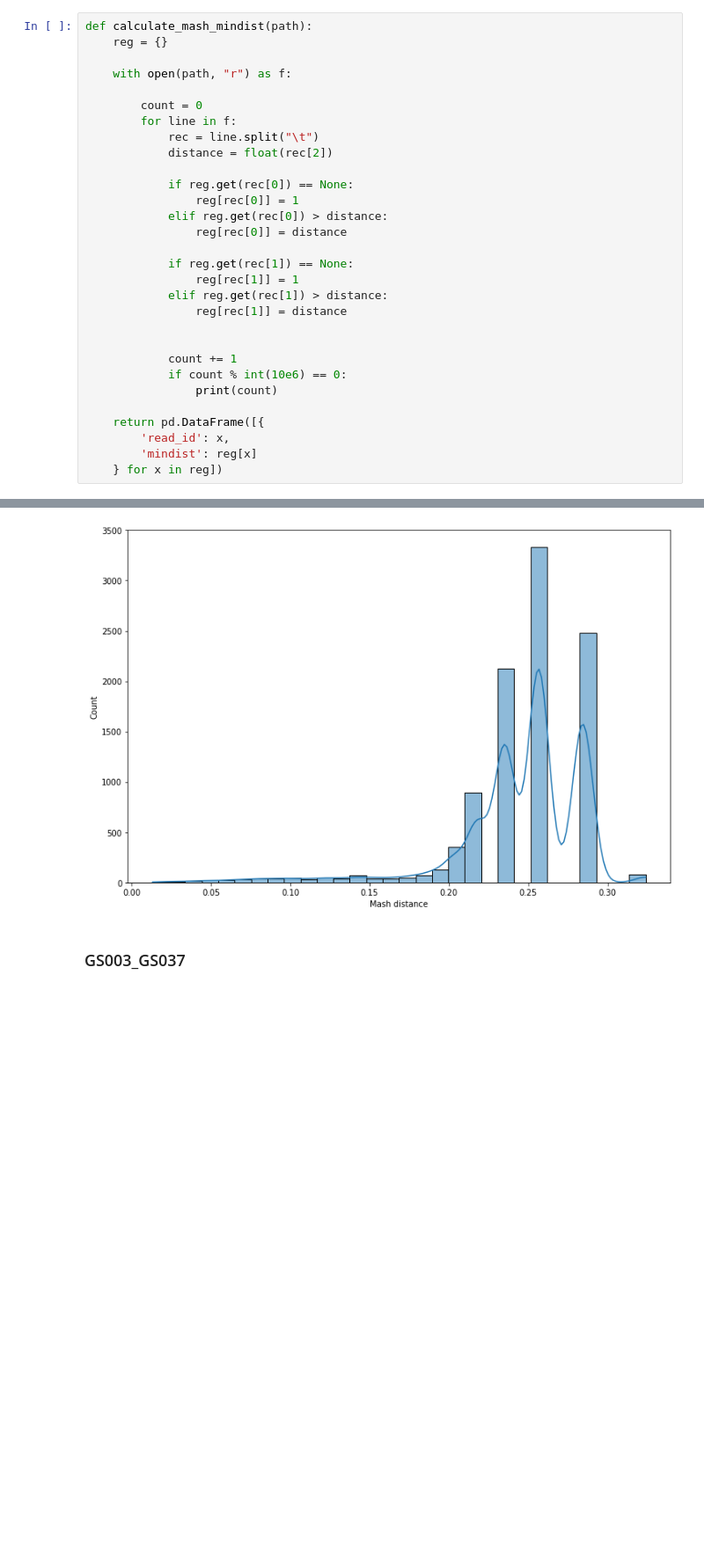
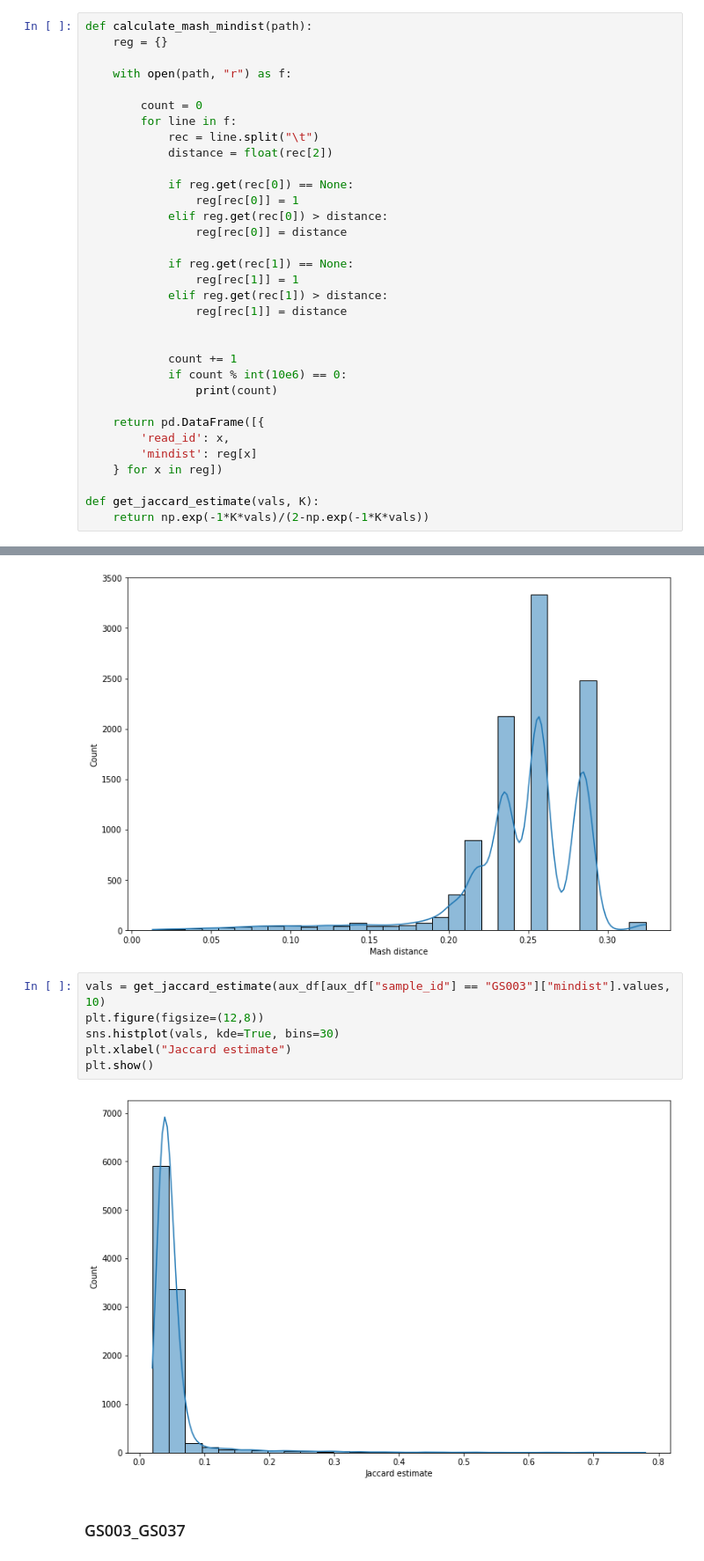
Before and after one commit to LuiggiTenorioK/minhash-benchmark, a Jupyter notebook: src/distances_analysis.ipynb, the cells around one changed output, grey strips where cells are left out. Shown at 88% size. Drawn from its saved outputs; the diff is of its cells as text; blank space fills up the shorter version.

Commit message:
get jaccard estimate from mash

```diff
--- a/src/distances_analysis.ipynb
+++ b/src/distances_analysis.ipynb
@@ -67,6 +67,9 @@ def calculate_mash_mindist(path):
         'read_id': x,
         'mindist': reg[x]
     } for x in reg])
+
+def get_jaccard_estimate(vals, K):
+    return np.exp(-1*K*vals)/(2-np.exp(-1*K*vals))
 # %% [markdown]
 ### GS003_GS005
 # %%
@@ -102,6 +105,14 @@ plt.show()
 # %% [output]
 0.24512576852
 [figure]
+# %%
+vals = get_jaccard_estimate(aux_df[aux_df["sample_id"] == "GS003"]["mindist"].values, 10)
+plt.figure(figsize=(12,8))
+sns.histplot(vals, kde=True, bins=30)
+plt.xlabel("Jaccard estimate")
+plt.show()
+# %% [output]
+[figure, added]
 # %% [markdown]
 ### GS003_GS037
 # %%
```
Also changed, not shown: parts of 3 cells of this notebook.
